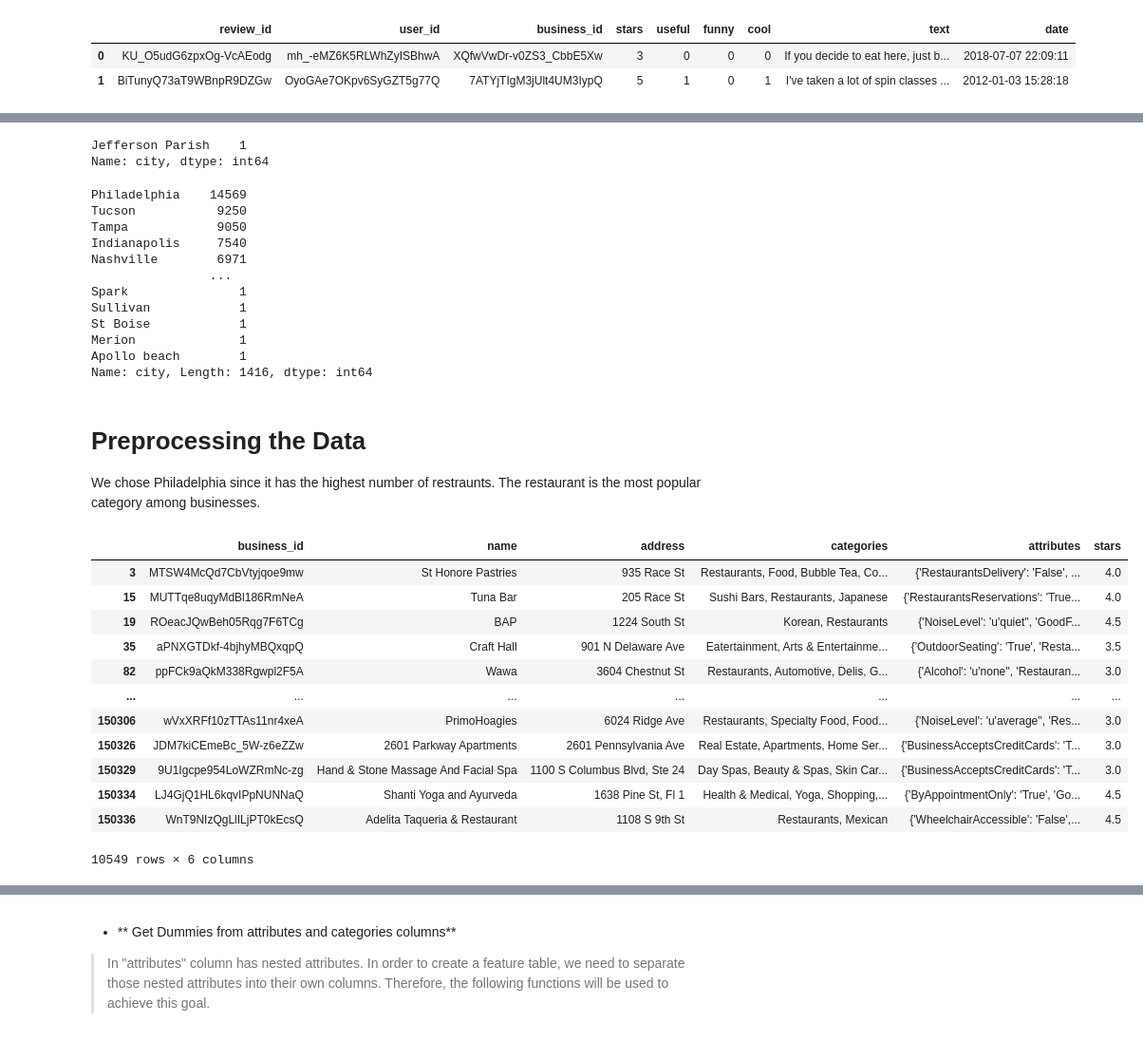
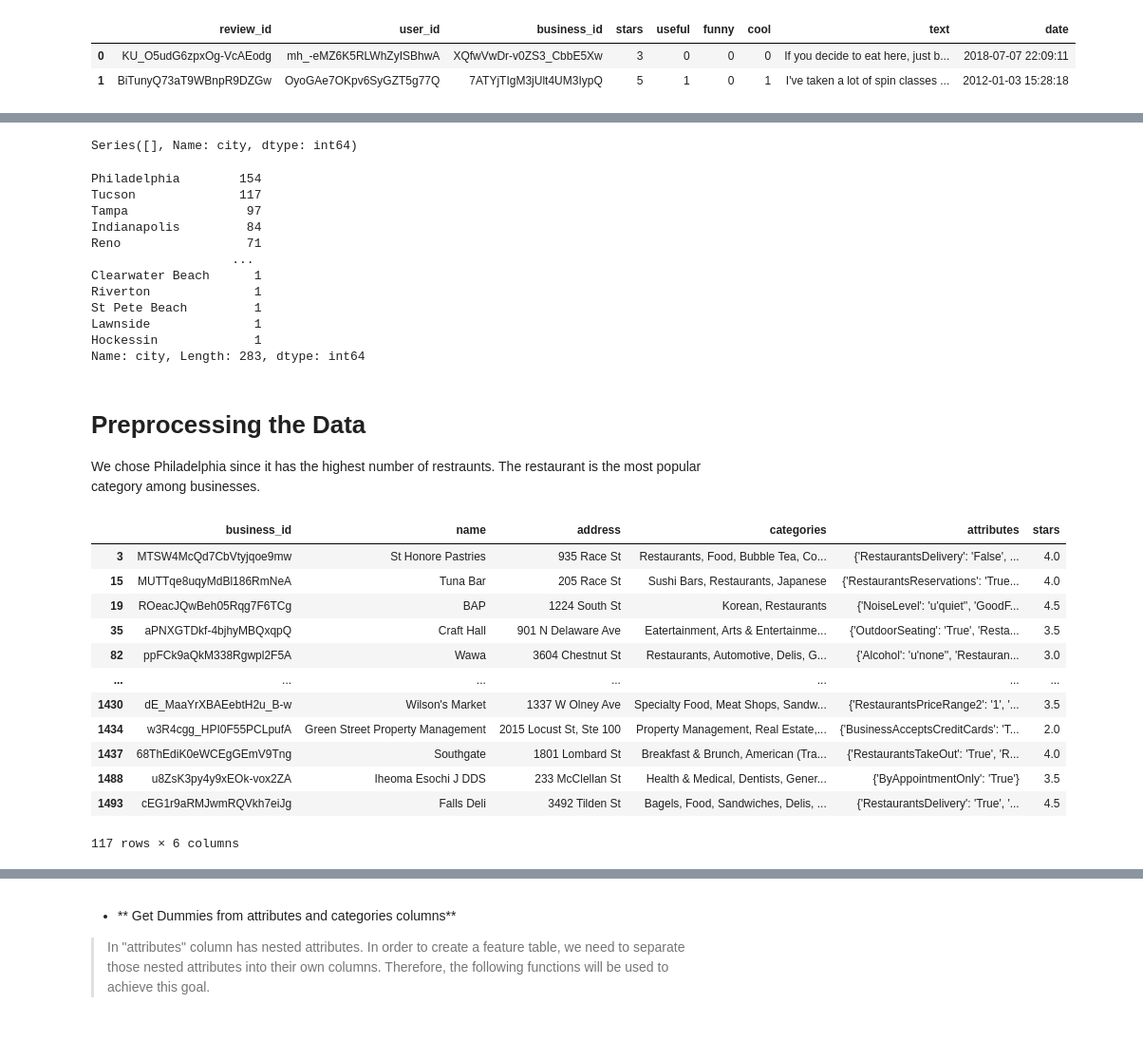
Before and after one commit to sam7933715/W210-Capstone-New, a Jupyter notebook: data/Recommender Systems - Estimation of Content based 20210204.ipynb, the cells around one changed output, grey strips where cells are left out. Shown at 95% size. Drawn from its saved outputs; the diff is of its cells as text; code cells hidden in the pictures.

```diff
--- a/data/Recommender Systems - Estimation of Content based 20210204.ipynb
+++ b/data/Recommender Systems - Estimation of Content based 20210204.ipynb
@@ -41,3 +16,10 @@ for review in reviews:
+# %%
+# import the data (chunksize returns jsonReader for iteration)
+
+datasets = yelp_import('small')
+
+subset_business = datasets['businesses']
+subset_review = datasets['reviews']
 # %%
 # peak the tables
 display(subset_business.head(2))
@@ -96,25 +55,24 @@ Santa Maria                            1
 Name: city, dtype: int64
 # %%
 # No Paris, Maybe in other Naming convention ?
-subset_business[(subset_business['city'].str.contains('Paris'))]['city'].value_counts()
+subset_business[(subset_business["city"].str.contains("Paris"))]["city"].value_counts()
 # %% [output]
-Jefferson Parish    1
-Name: city, dtype: int64
+Series([], Name: city, dtype: int64)
 # %%
-subset_business['city'].value_counts().sort_values(ascending=False)
+subset_business["city"].value_counts().sort_values(ascending=False)
 # %% [output]
-Philadelphia    14569
-Tucson           9250
-Tampa            9050
-Indianapolis     7540
-Nashville        6971
-                ...
-Spark               1
-Sullivan            1
-St Boise            1
-Merion              1
-Apollo beach        1
-Name: city, Length: 1416, dtype: int64
+Philadelphia        154
+Tucson              117
+Tampa                97
+Indianapolis         84
+Reno                 71
+                   ...
+Clearwater Beach      1
+Riverton              1
+St Pete Beach         1
+Lawnside              1
+Hockessin             1
+Name: city, Length: 283, dtype: int64
 # %% [markdown]
 <a id="preprocessing-data"></a>
 # Preprocessing the Data
@@ -122,22 +80,27 @@ Name: city, Length: 1416, dtype: int64
 We chose Philadelphia since it has the highest number of restraunts. The restaurant is the most popular category among businesses.
 # %%
 # Businesses in Philadelphia and currently open business
-city = subset_business[(subset_business['city'].str.contains('Philadelphia')) & (subset_business['is_open'] == 1)]
-Philadelphia = city[['business_id','name','address', 'categories', 'attributes','stars']]
+city = subset_business[
+    (subset_business["city"].str.contains("Philadelphia"))
+    & (subset_business["is_open"] == 1)
+]
+Philadelphia = city[
+    ["business_id", "name", "address", "categories", "attributes", "stars"]
+]
 Philadelphia
 # %% [output]
 |  | business_id | name | address | categories | attributes | stars |
 | 3 | MTSW4McQd7CbVtyjqoe9mw | St Honore Pastries | 935 Race St | Restaurants, Food, Bubble Tea, Co... | {'RestaurantsDelivery': 'False', ... | 4.0 |
 | 15 | MUTTqe8uqyMdBl186RmNeA | Tuna Bar | 205 Race St | Sushi Bars, Restaurants, Japanese | {'RestaurantsReservations': 'True... | 4.0 |
 | 19 | ROeacJQwBeh05Rqg7F6TCg | BAP | 1224 South St | Korean, Restaurants | {'NoiseLevel': 'u'quiet'', 'GoodF... | 4.5 |
 | 35 | aPNXGTDkf-4bjhyMBQxqpQ | Craft Hall | 901 N Delaware Ave | Eatertainment, Arts & Entertainme... | {'OutdoorSeating': 'True', 'Resta... | 3.5 |
 | 82 | ppFCk9aQkM338Rgwpl2F5A | Wawa | 3604 Chestnut St | Restaurants, Automotive, Delis, G... | {'Alcohol': 'u'none'', 'Restauran... | 3.0 |
 | ... | ... | ... | ... | ... | ... | ... |
-| 150306 | wVxXRFf10zTTAs11nr4xeA | PrimoHoagies | 6024 Ridge Ave | Restaurants, Specialty Food, Food... | {'NoiseLevel': 'u'average'', 'Res... | 3.0 |
-| 150326 | JDM7kiCEmeBc_5W-z6eZZw | 2601 Parkway Apartments | 2601 Pennsylvania Ave | Real Estate, Apartments, Home Ser... | {'BusinessAcceptsCreditCards': 'T... | 3.0 |
-| 150329 | 9U1Igcpe954LoWZRmNc-zg | Hand & Stone Massage And Facial Spa | 1100 S Columbus Blvd, Ste 24 | Day Spas, Beauty & Spas, Skin Car... | {'BusinessAcceptsCreditCards': 'T... | 3.0 |
-| 150334 | LJ4GjQ1HL6kqvIPpNUNNaQ | Shanti Yoga and Ayurveda | 1638 Pine St, Fl 1 | Health & Medical, Yoga, Shopping,... | {'ByAppointmentOnly': 'True', 'Go... | 4.5 |
-| 150336 | WnT9NIzQgLlILjPT0kEcsQ | Adelita Taqueria & Restaurant | 1108 S 9th St | Restaurants, Mexican | {'WheelchairAccessible': 'False',... | 4.5 |
+| 1430 | dE_MaaYrXBAEebtH2u_B-w | Wilson's Market | 1337 W Olney Ave | Specialty Food, Meat Shops, Sandw... | {'RestaurantsPriceRange2': '1', '... | 3.5 |
+| 1434 | w3R4cgg_HPI0F55PCLpufA | Green Street Property Management | 2015 Locust St, Ste 100 | Property Management, Real Estate,... | {'BusinessAcceptsCreditCards': 'T... | 2.0 |
+| 1437 | 68ThEdiK0eWCEgGEmV9Tng | Southgate | 1801 Lombard St | Breakfast & Brunch, American (Tra... | {'RestaurantsTakeOut': 'True', 'R... | 4.0 |
+| 1488 | u8ZsK3py4y9xEOk-vox2ZA | Iheoma Esochi J DDS | 233 McClellan St | Health & Medical, Dentists, Gener... | {'ByAppointmentOnly': 'True'} | 3.5 |
+| 1493 | cEG1r9aRMJwmRQVkh7eiJg | Falls Deli | 3492 Tilden St | Bagels, Food, Sandwiches, Delis, ... | {'RestaurantsDelivery': 'True', '... | 4.5 |
-10549 rows × 6 columns
+117 rows × 6 columns
 # %%
 # getting just restaurants from Philadelphia business
```
Also changed, not shown: parts of 26 cells of this notebook, 5 other files.
